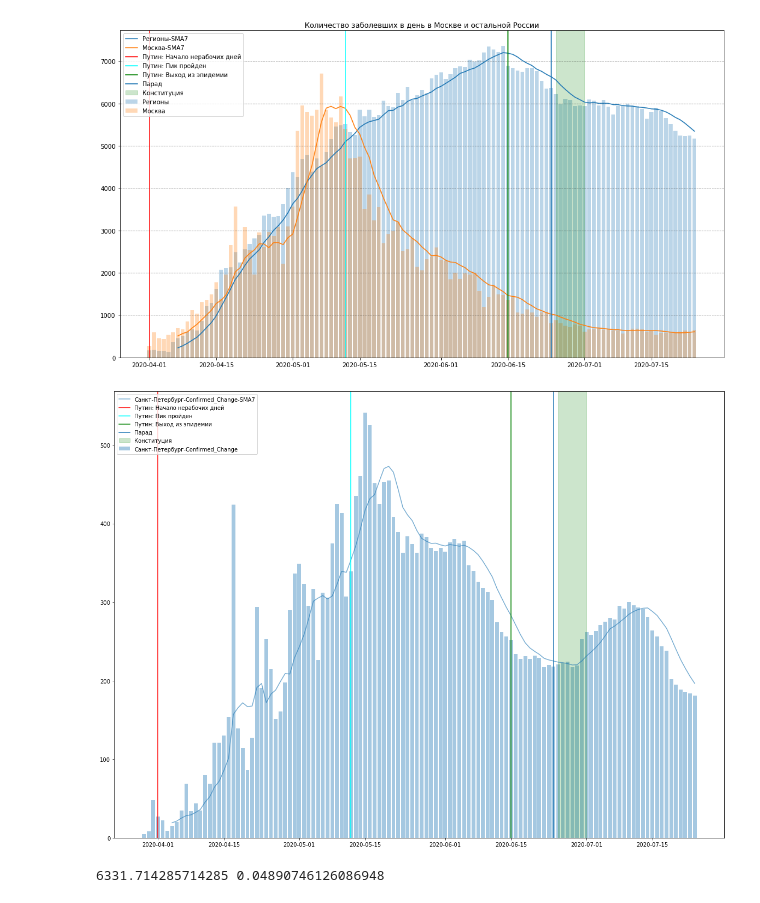
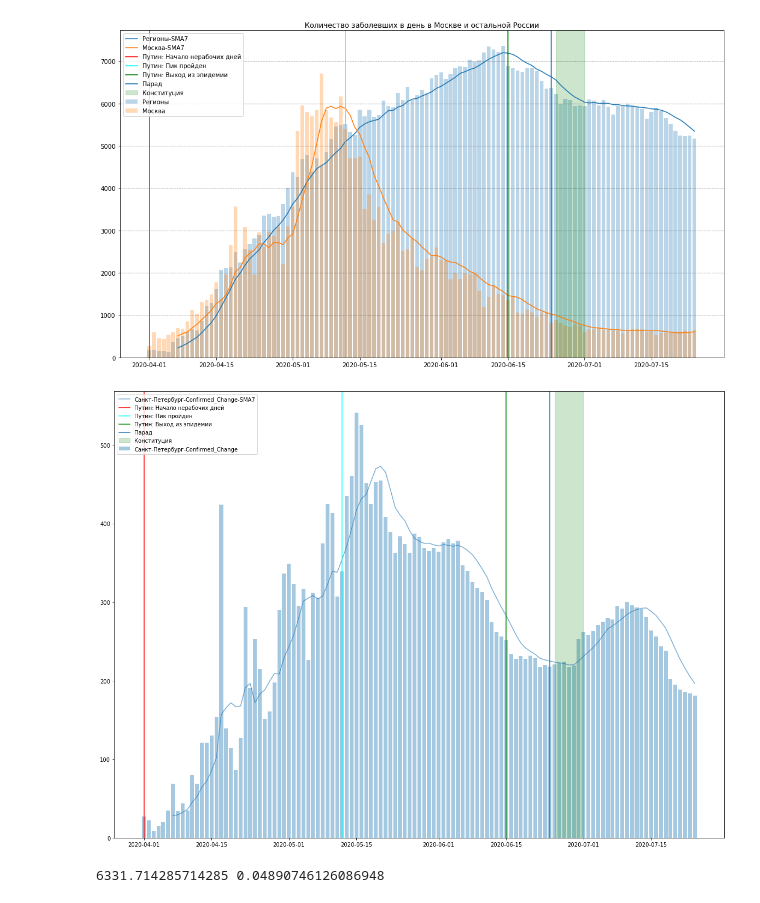
Before and after one commit to guest512/CovidSandbox, a Jupyter notebook: ReportsProcessing/ReportsProcessing.ipynb, the cells around one changed output. Saved outputs shown, nothing was run; the diff lists cells and outputs as text; code cells hidden in the pictures.

Commit message:
Small fixes in reports utils

```diff
--- a/ReportsProcessing/ReportsProcessing.ipynb
+++ b/ReportsProcessing/ReportsProcessing.ipynb
@@ -91,26 +91,28 @@ pyplot.show()
 # %%
 pyplot.figure(figsize=(20,15))
 
 ax = pyplot.subplot(111)
 ax.xaxis_date()
 
 region_name = 'Санкт-Петербург'
 column_name = 'Confirmed_Change'
 
-ax.bar(region_dfs[region_name].index, region_dfs[region_name][column_name].values, label = region_name+'-'+column_name, alpha=0.4)
+region_df = utils.get_region_report("Russia", region_name)[start_date:]
+
+ax.bar(region_df.index, region_df[column_name].values, label = region_name+'-'+column_name, alpha=0.4)
 ax.plot(
-    region_dfs[region_name].index,
-    region_dfs[region_name][column_name].rolling(window=7).mean().values,
+    region_df.index,
+    region_df[column_name].rolling(window=7).mean().values,
     label = region_name+'-'+column_name+'-SMA7',
     alpha=0.6)
 
 utils.draw_key_russian_dates_on_plot(ax)
 
 #ax.set_ylim(bottom=5000, top = 6500)
 ax.legend(loc='upper left')
 pyplot.show()
 # %% [output]
-[figure, old version]
+[figure, new version]
 # %%
 df = utils.get_country_report("Russia")["Confirmed_Change"].tail(21)
 mad = df.mad()
```
Also changed, not shown: 1 other file.
